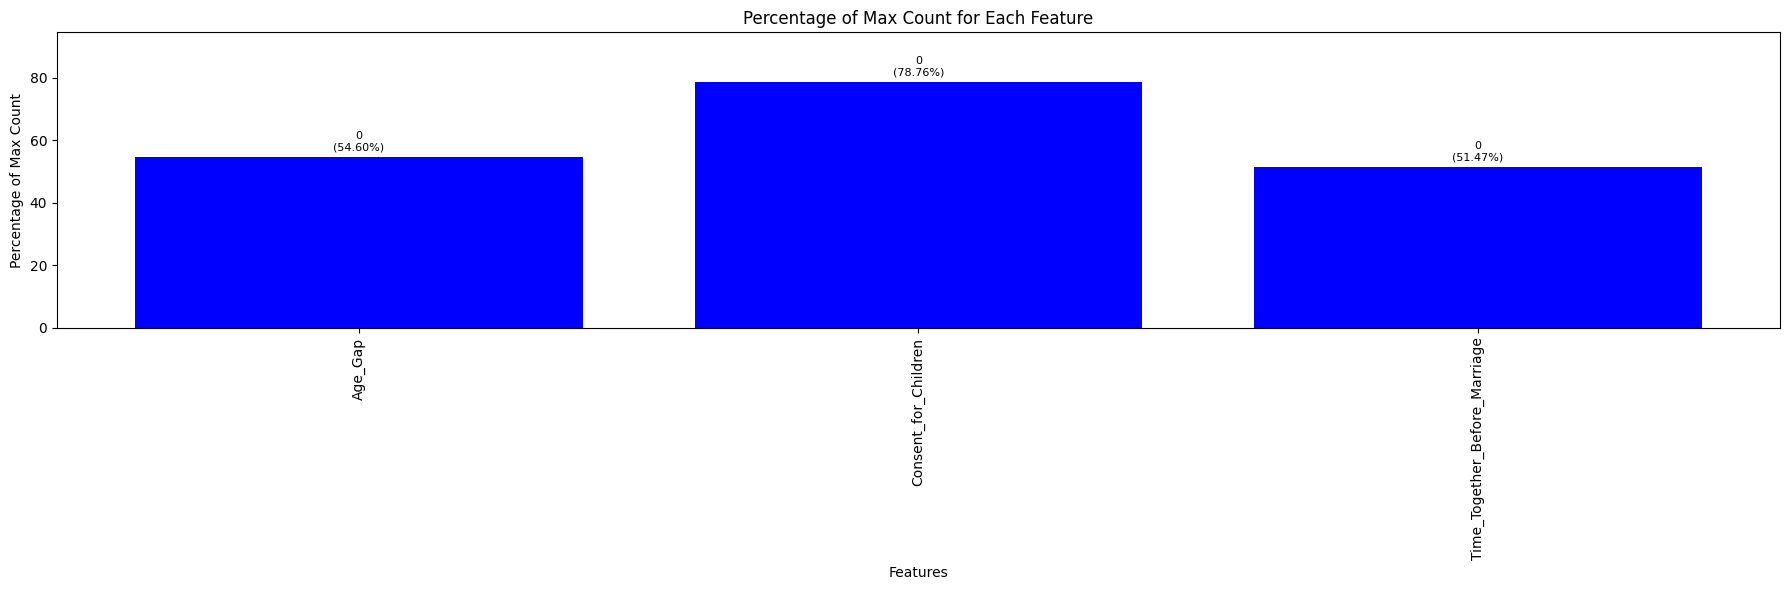
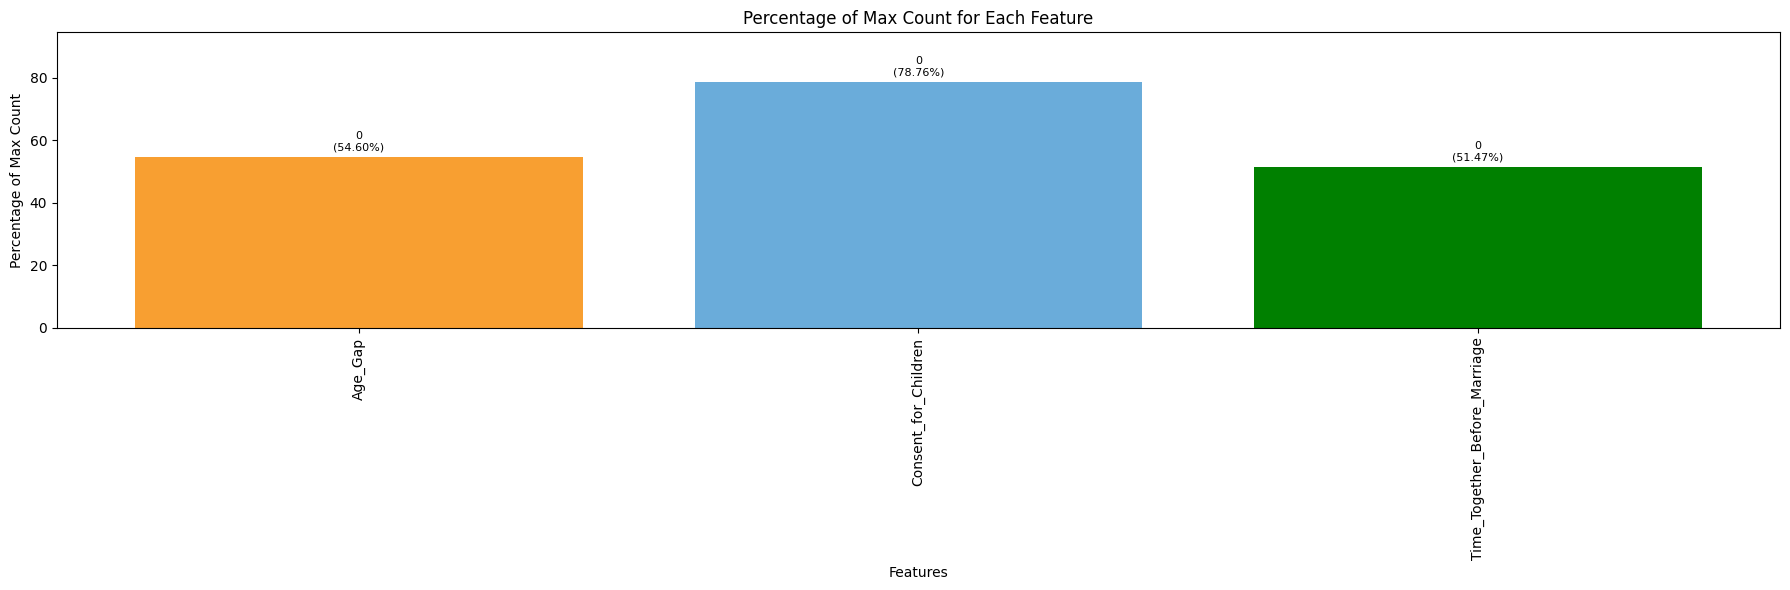
The notebook cell's code change between the first figure and the second:
--- before
+++ after
@@ -11,9 +11,9 @@
 # Loop through columns
 columns = data.drop(['Output', 'Gender'], axis = 1)
-success_columns = data[data['Output'] == 1]
-divorce_columns = data[data['Output'] == 0]
+success_records = data[data['Output'] == 1]
+divorce_records = data[data['Output'] == 0]
 for feature in columns:
-      filtered_data1 = success_columns[feature].value_counts()
-      filtered_data2 = divorce_columns[feature].value_counts()
+      filtered_data1 = success_records[feature].value_counts()
+      filtered_data2 = divorce_records[feature].value_counts()
 
       idx1 = filtered_data1.idxmax()
@@ -30,6 +30,7 @@
 
 # Plotting
+colors = ['#F89F31', '#6AACDA', 'green']
 plt.figure(figsize=(18, 6))
-plt.bar(features, max_percentages, color='blue')
+plt.bar(features, max_percentages, color=colors)
 plt.xlabel('Features')
 plt.ylabel('Percentage of Max Count')

Commit: Changes to feature contribution graph